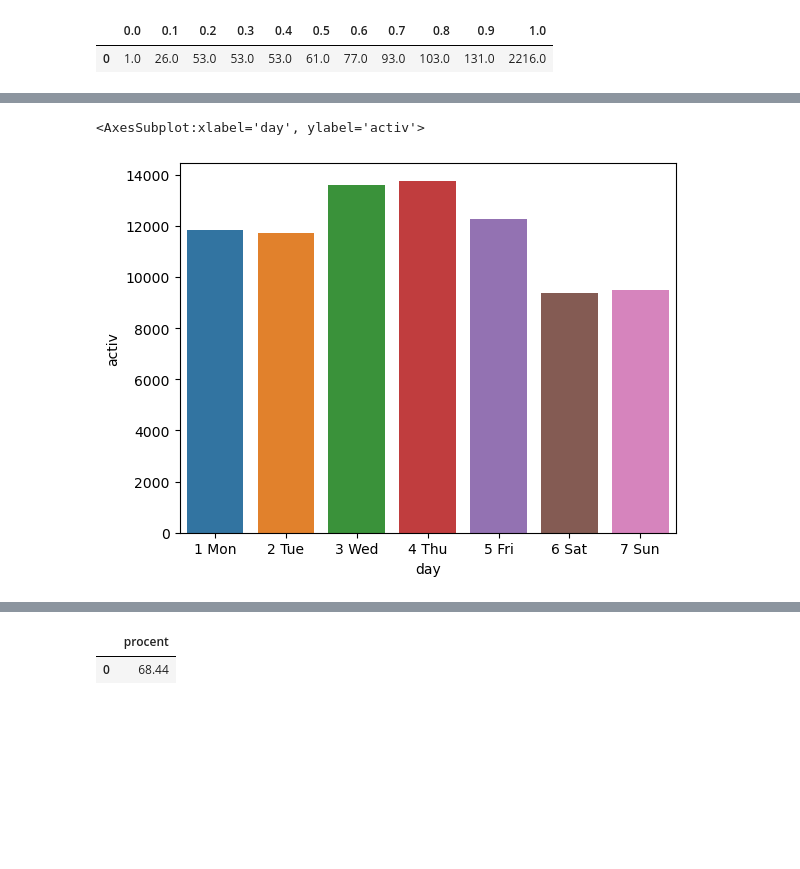
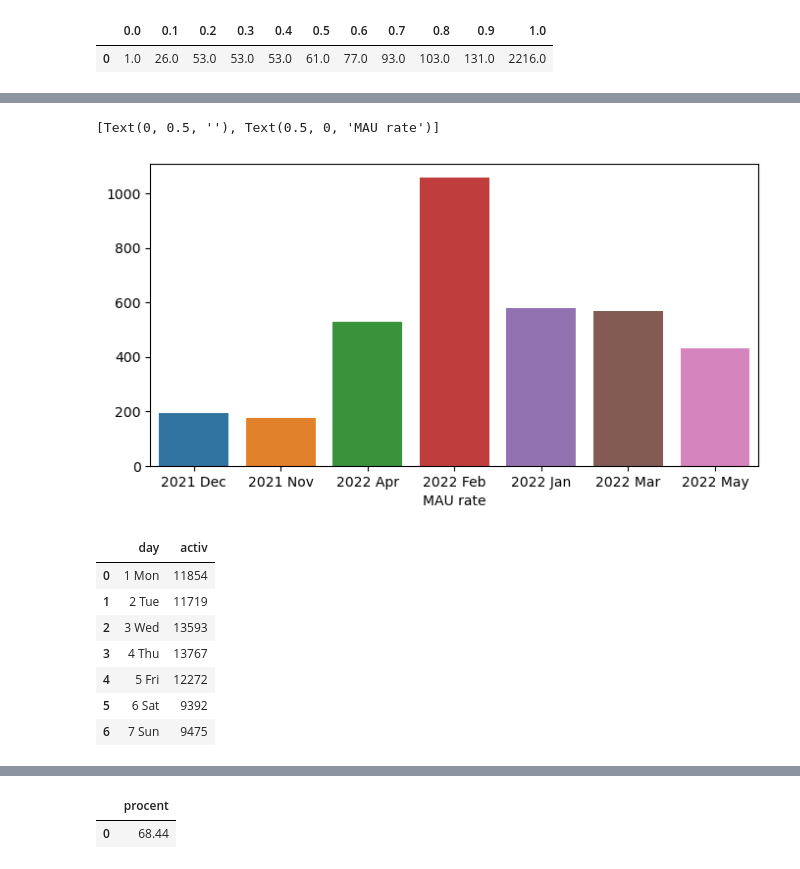
Before and after one commit to BeNormalPlease/Portfolio-Projects, a Jupyter notebook: SQL Unit-Analysis/SQL_unit_economic.ipynb, the cells around one changed output, grey strips where cells are left out. Cells and saved outputs as stored; diff of their text form; code cells hidden in the pictures; blank space fills up the shorter version.

```diff
--- a/SQL Unit-Analysis/SQL_unit_economic.ipynb
+++ b/SQL Unit-Analysis/SQL_unit_economic.ipynb
@@ -161,3 +163,11 @@ pd.io.sql.read_sql(MAU, con = engine)
+# %%
+f, ax = plt.subplots(figsize=(8, 4))
+sns.barplot(data=mau_check, x="month", y="mau")
+ax.set(ylabel="",
+       xlabel="MAU rate")
+# %% [output]
+[Text(0, 0.5, ''), Text(0.5, 0, 'MAU rate')]
+[figure, added]
 # %%
 #Распределение активности по дням недели
 Week_Activity = '''
@@ -173,7 +183,13 @@ FROM activity
 GROUP BY 1
 '''
 wa = pd.io.sql.read_sql(Week_Activity, con = engine)
-sns.barplot(data=wa, x="day", y="activ")
+wa
 # %% [output]
-<AxesSubplot:xlabel='day', ylabel='activ'>
-[figure, removed]
+|  | day | activ |
+| 0 | 1 Mon | 11854 |
+| 1 | 2 Tue | 11719 |
+| 2 | 3 Wed | 13593 |
+| 3 | 4 Thu | 13767 |
+| 4 | 5 Fri | 12272 |
+| 5 | 6 Sat | 9392 |
+| 6 | 7 Sun | 9475 |
```
Also changed, not shown: parts of 14 cells of this notebook.
